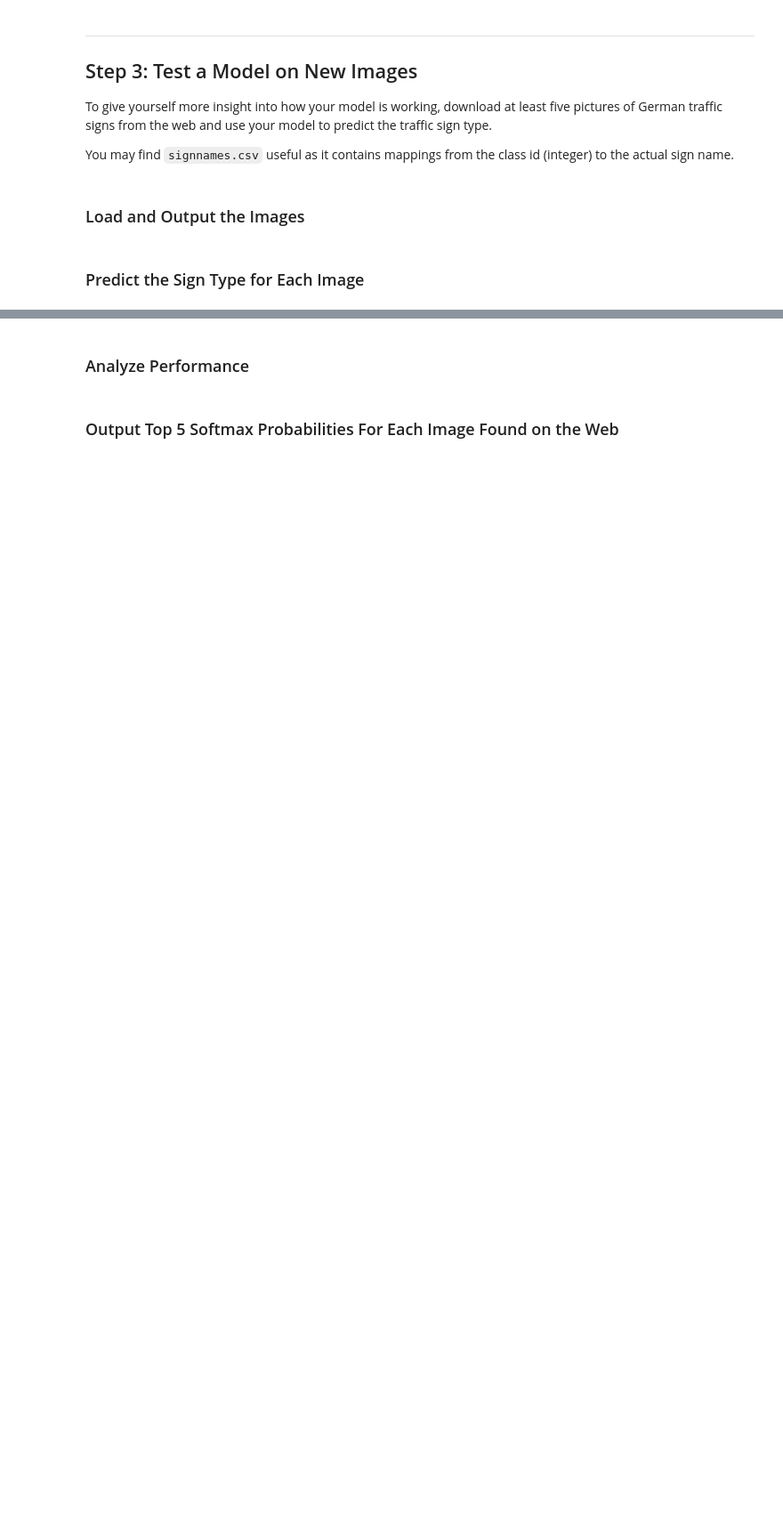
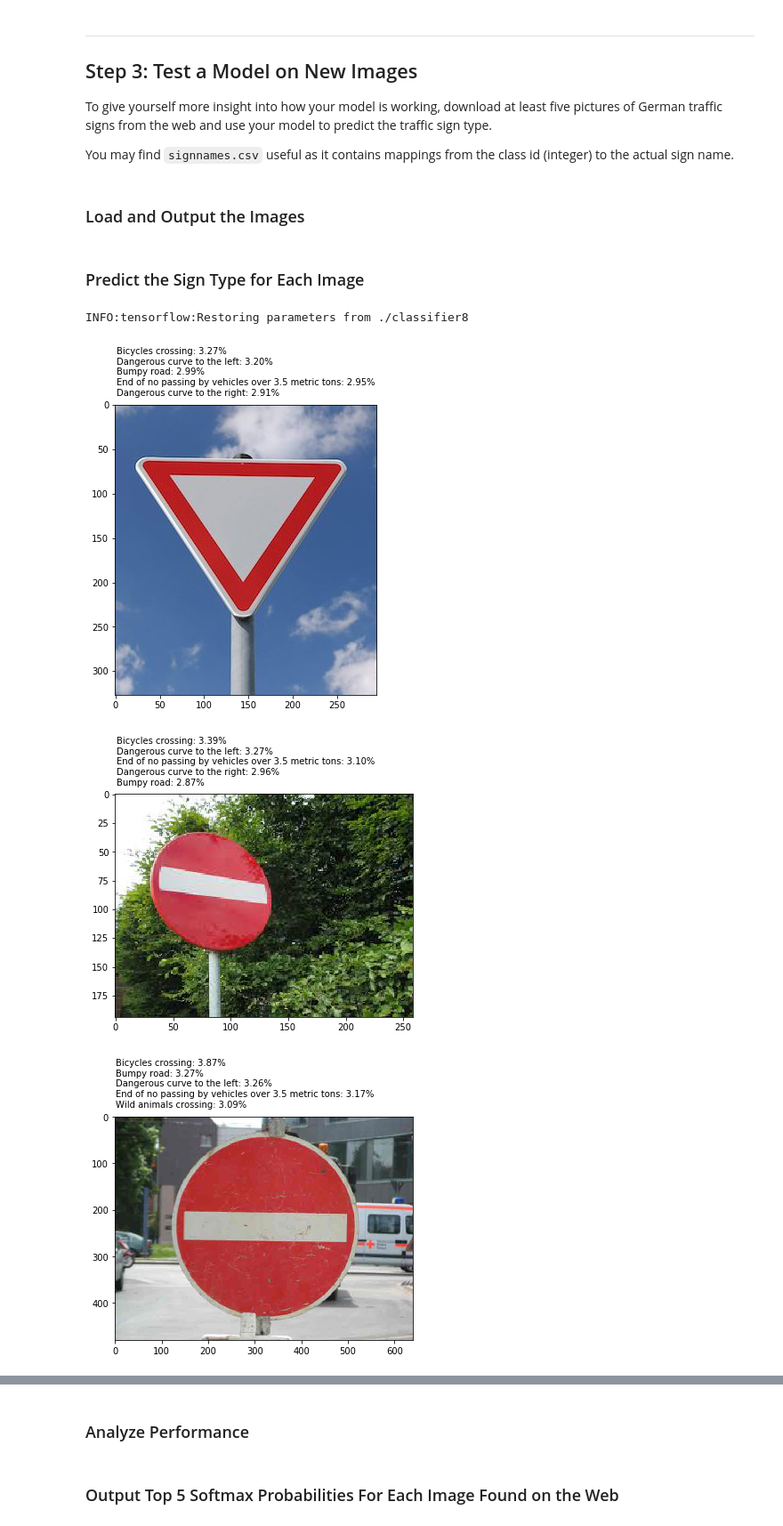
Before and after one commit to florianvandamme/CarND-Traffic-Sign-Classifier-Project, a Jupyter notebook: Traffic_Sign_Classifier.ipynb, the cells around one changed output, grey strips where cells are left out. Shown at 89% size. Drawn from its saved outputs; the diff is of its cells as text; code cells hidden in the pictures; blank space fills up the shorter version.

Commit message:
Model finished

```diff
--- a/Traffic_Sign_Classifier.ipynb
+++ b/Traffic_Sign_Classifier.ipynb
@@ -319,0 +445,72 @@ You may find `signnames.csv` useful as it contains mappings from the class id (i
+# %%
+### Run the predictions here and use the model to output the prediction for each image.
+### Make sure to pre-process the images with the same pre-processing pipeline used earlier.
+### Feel free to use as many code cells as needed.
+import cv2
+import os
+import matplotlib.image as mpimg
+
+
+def show_image(image):
+    image = image.squeeze()
+    plt.figure(figsize=(6, 6))
+    plt.imshow(image)
+
+
+def show_image_with_prediction(image, text):
+    image = image.squeeze()
+    plt.figure(figsize=(6, 6))
+    plt.text(1, 1, text)
+    plt.imshow(image)
+
+
+def get_processed_image(image):
+    image = cv2.resize(image, (32, 32))
+    image = image[:,:,:3]
+
+    image = normalize(image.astype(np.float32))
+    return np.reshape(image, (1, 32, 32, 3))
+
+
+def format_prediction(prediction):
+    text = ''
+    for i, value in enumerate(prediction.values[0]):
+        value = value * 100
+        text += "{}: {:.2f}% \n".format(sign_names[prediction.indices[0][i]], value)
+
+    return text
+
+tf.reset_default_graph()
+
+with tf.Session() as sess:
+
+    saver = tf.train.import_meta_graph('classifier8.meta')
+    saver.restore(sess, tf.train.latest_checkpoint('./'))
+
+    graph = tf.get_default_graph()
+    prediction_tensor = graph.get_tensor_by_name('output:0')
+    keep_prob = graph.get_tensor_by_name('keep_prob:0')
+    keep_prob_conv = graph.get_tensor_by_name('keep_prob_conv:0')
+    x = graph.get_tensor_by_name('x:0')
+
+    logits = tf.get_collection("logits")[0]
+    path = './test_images'
+
+    for image_path in os.listdir(path):
+        input_path = os.path.join(path, image_path)
+
+        original_image = mpimg.imread(input_path)
+        image = get_processed_image(original_image)
+
+        number = tf.nn.softmax(logits)
+        number = sess.run(number, feed_dict={x: image, keep_prob: 1, keep_prob_conv: 1})
+        number = tf.nn.top_k(number, k=5)
+        number = sess.run(number)
+
+        # format_and_print_prediction(number)
+        show_image_with_prediction(original_image, format_prediction(number))
+# %% [output]
+INFO:tensorflow:Restoring parameters from ./classifier8
+[figure, added]
+[figure, added]
+[figure, added]
```
Also changed, not shown: parts of 8 cells of this notebook, 13 other files.
